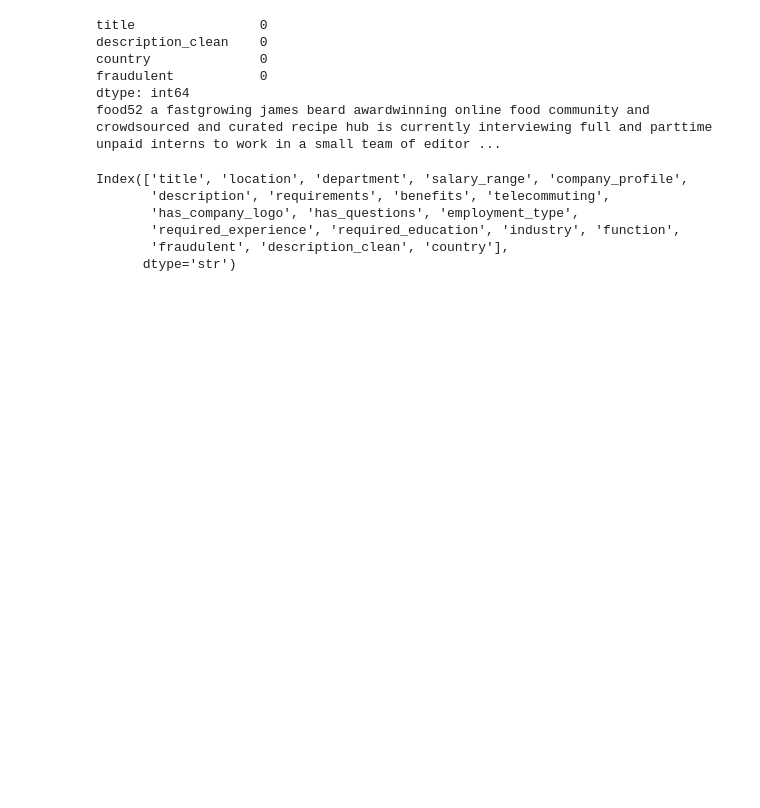
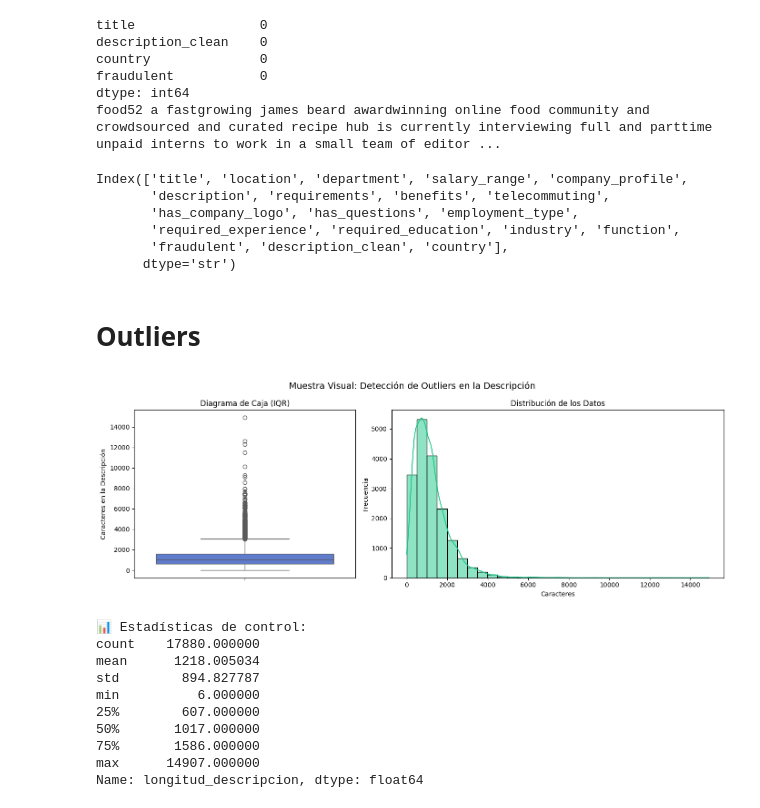
Before and after one commit to Bootcamp-DA-P2/proyecto8-problemaclasificacion-grupo5, a Jupyter notebook: main.ipynb, the cells around one changed output. Saved outputs shown, nothing was run; the diff lists cells and outputs as text; code cells hidden in the pictures; blank space fills up the shorter version.

```diff
--- a/main.ipynb
+++ b/main.ipynb
@@ -84,3 +130,47 @@ Index(['title', 'location', 'department', 'salary_range', 'company_profile',
        'required_experience', 'required_education', 'industry', 'function',
        'fraudulent', 'description_clean', 'country'],
       dtype='str')
+# %% [markdown]
+# **Outliers**
+# %%
+# Crear la métrica de longitud de texto
+df["longitud_descripcion"] = df["description"].fillna("").str.len()
+
+# Configurar gráficos
+fig, (ax_box, ax_hist) = plt.subplots(
+    1, 2, figsize=(14, 5), gridspec_kw={"width_ratios": (0.4, 0.6)}
+)
+fig.suptitle(
+    "Muestra Visual: Detección de Outliers en la Descripción", fontsize=14
+)
+
+# 1. Boxplot (Muestra los puntos atípicos fuera de los bigotes)
+sns.boxplot(ax=ax_box, y=df["longitud_descripcion"], color="#4e73df")
+ax_box.set_title("Diagrama de Caja (IQR)")
+ax_box.set_ylabel("Caracteres en la Descripción")
+
+# 2. Histograma (Muestra la distribución real)
+sns.histplot(
+    ax=ax_hist, x=df["longitud_descripcion"], bins=30, kde=True, color="#1cc88a")
+ax_hist.set_title("Distribución de los Datos")
+ax_hist.set_xlabel("Caracteres")
+ax_hist.set_ylabel("Frecuencia")
+
+plt.tight_layout()
+plt.show()
+
+# Resumen numérico en consola
+print("📊 Estadísticas de control:")
+print(df["longitud_descripcion"].describe())
+# %% [output]
+[figure, added]
+📊 Estadísticas de control:
+count    17880.000000
+mean      1218.005034
+std        894.827787
+min          6.000000
+25%        607.000000
+50%       1017.000000
+75%       1586.000000
+max      14907.000000
+Name: longitud_descripcion, dtype: float64
```
Also changed, not shown: parts of 14 cells of this notebook, 1 other file.
